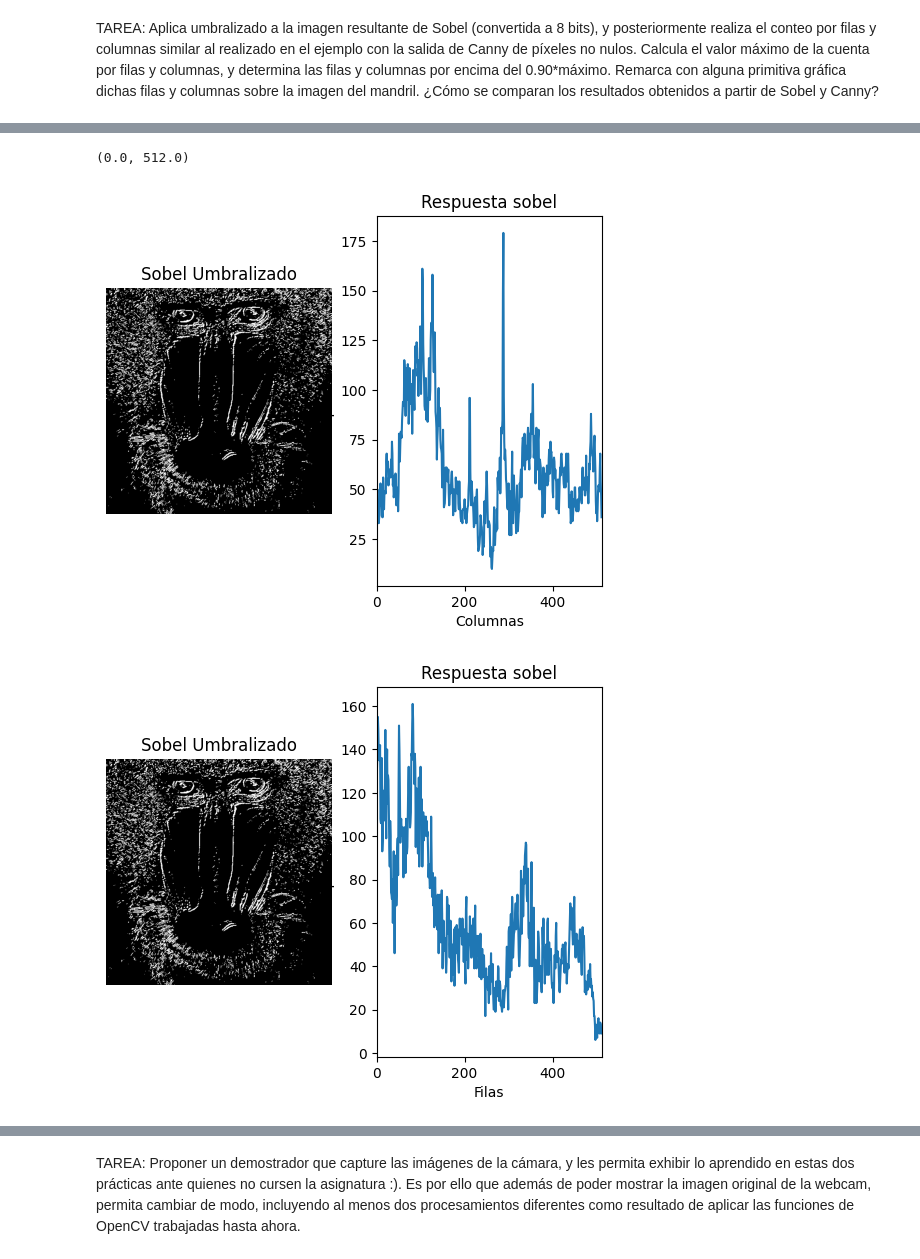
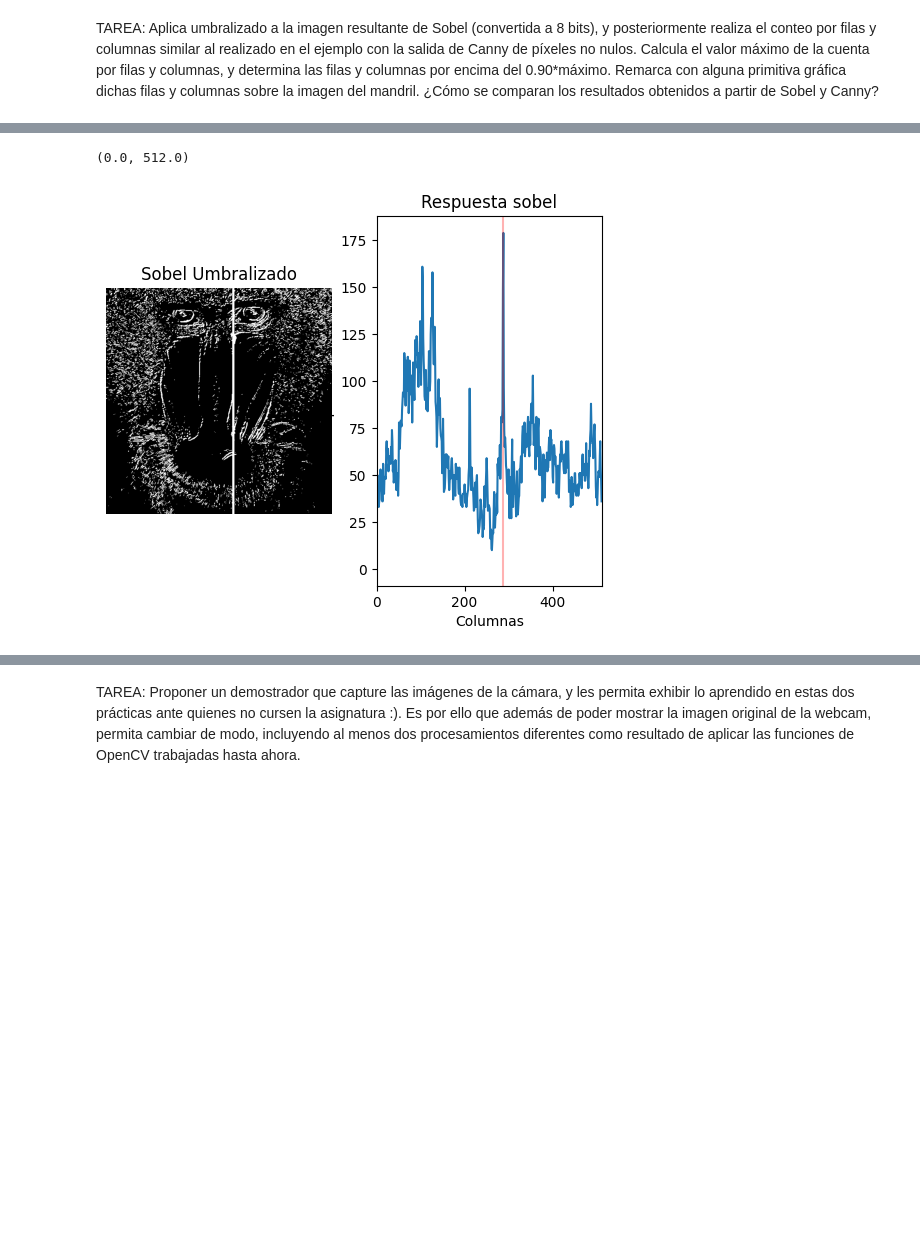
Before and after one commit to ByLucky5/VC_P2, a Jupyter notebook: VC_P2.ipynb, the cells around one changed output, grey strips where cells are left out. Drawn from its saved outputs; the diff is of its cells as text; code cells hidden in the pictures; blank space fills up the shorter version.

```diff
--- a/VC_P2.ipynb
+++ b/VC_P2.ipynb
@@ -28,12 +28,18 @@ rows = row_counts[:, 0] / (255 * canny.shape[1])
 #Normaliza en base al valor máximo del píxel (255)
 #El resultado será el número de píxeles blancos por fila
 rows_pixels = row_counts[:, 0] // 255
+max_rows = []
 
 print("El valor máximo de píxeles blancos por filas serían", max(rows_pixels))
-print("Filas con un número de píxeles blancos mayor o igual que 0.90*maxfil:")
+print("\nFilas con un número de píxeles blancos mayor o igual que 0.90*maxfil(%.1f):" % (max(rows_pixels)*0.9))
+
 for i in range(0, len(row_counts), 1):
     if(rows_pixels[i] >= max(rows_pixels)*0.9):
         print(rows_pixels[i], "píxeles en la fila", i)
+        max_rows.append(i)
+
+for row in max_rows:
+    cv2.line(canny, (0, row), (canny.shape[1], row), (255, 255, 255), 2)
 
 #Muestra dicha cuenta gráficamente
 plt.figure()
@@ -47,6 +53,8 @@ plt.title("Respuesta de Canny")
 plt.xlabel("Filas")
 plt.ylabel("% píxeles")
 plt.plot(rows_pixels)
+for row in max_rows:
+    plt.axline((row,0),(row,max(rows_pixels)),color=(1,0,0,0.3))
 #Rango en x definido por las filas
 plt.xlim([0, canny.shape[0]])
 # %% [output]
@@ -64,23 +90,8 @@ Filas con un número de píxeles blancos mayor o igual que 0.90*maxfil:
 # %% [markdown]
 TAREA: Aplica umbralizado a la imagen resultante de Sobel (convertida a 8 bits), y posteriormente realiza el conteo por filas y columnas similar al realizado en el ejemplo con la salida de Canny de píxeles no nulos. Calcula el valor máximo de la cuenta por filas y columnas, y determina las filas y columnas por encima del 0.90*máximo. Remarca con alguna primitiva gráfica dichas filas y columnas sobre la imagen del mandril. ¿Cómo se comparan los resultados obtenidos a partir de Sobel y Canny?
 # %%
-# Gaussiana para suavizar la imagen original, eliminando altas frecuencias
-ggris = cv2.GaussianBlur(gris, (3, 3), 0)
-
-#Calcula en ambas direcciones (horizontal y vertical)
-sobelx = cv2.Sobel(ggris, cv2.CV_64F, 1, 0)  # x
-sobely = cv2.Sobel(ggris, cv2.CV_64F, 0, 1)  # y
-#Combina ambos resultados
-sobel = cv2.add(sobelx, sobely)
-
-# Conversión a byte con openCV
-sobel8 = cv2.convertScaleAbs(sobel)
-
-#Define valor umbral
-valorUmbral = 130
-#Obtiene imagen umbralizada para dicho valor definido
-_, imagenUmbralizada = cv2.threshold(sobel8, valorUmbral, 255, cv2.THRESH_BINARY)
-
+#Cuenta el número de píxeles blancos (255) por columna
+#Suma los valores de los pixeles por columna
 col_counts = cv2.reduce(imagenUmbralizada, 0, cv2.REDUCE_SUM, dtype=cv2.CV_32SC1)
 
 #Normaliza en base al número de filas, primer valor devuelto por shape, y al valor máximo del píxel (255)
@@ -90,13 +101,17 @@ cols = col_counts[0] / (255 * imagenUmbralizada.shape[0])
 #Normaliza en base al valor máximo del píxel (255)
 #El resultado será el número de píxeles blancos por columna
 cols_pixels = col_counts[0] // 255
+max_cols = []
 
 print("El valor máximo de píxeles blancos por columnas serían", max(cols_pixels))
-print("Filas con un número de píxeles blancos mayor o igual que 0.90*maxcol:")
+print("\nColumnas con un número de píxeles blancos mayor o igual que 0.90*maxcol(%.1f):" % (max(cols_pixels)*0.9))
 for i, value in enumerate(cols_pixels):
     if(value >= max(cols_pixels)*0.9):
         print(value, "píxeles en la columna", i)
+        max_cols.append(i)
 
+for col in max_cols:
+    cv2.line(imagenUmbralizada, (col, 0), (col, imagenUmbralizada.shape[1]), (255, 255, 255), 3)
 #Muestra dicha cuenta gráficamente
 plt.figure()
 plt.subplot(1, 2, 1)
@@ -109,40 +124,9 @@ plt.title("Respuesta sobel")
 plt.xlabel("Columnas")
 plt.ylabel("% píxeles")
 plt.plot(cols_pixels)
+for col in max_cols:
+    plt.axline((col,0),(col,max(cols_pixels)),color=(1,0,0,0.3))
 #Rango en x definido por las columnas
 plt.xlim([0, imagenUmbralizada.shape[1]])
-
-print("---------------------------------------------------------------------")
-
-#Cuenta el número de píxeles blancos (255) por fila
-#Suma los valores de los pixeles por fila
-row_counts = cv2.reduce(imagenUmbralizada, 1, cv2.REDUCE_SUM, dtype=cv2.CV_32SC1)
-
-#Normaliza en base al número de columnas, primer valor devuelto por shape, y al valor máximo del píxel (255)
-#El resultado será el número de píxeles blancos por fila
-rows = row_counts[:, 0] / (255 * imagenUmbralizada.shape[1])
-
-rows_pixels = row_counts[:, 0] // 255
-
-print("El valor máximo de píxeles blancos por filas serían", max(rows_pixels))
-print("Filas con un número de píxeles blancos mayor o igual que 0.90*maxfil:")
-for i in range(0, len(row_counts), 1):
-    if(rows_pixels[i] >= max(rows_pixels)*0.9):
-        print(rows_pixels[i], "píxeles en la fila", i)
-
-#Muestra dicha cuenta gráficamente
-plt.figure()
-plt.subplot(1, 2, 1)
-plt.axis("off")
-plt.title("Sobel Umbralizado")
-plt.imshow(imagenUmbralizada, cmap='gray')
-
-plt.subplot(1, 2, 2)
-plt.title("Respuesta sobel")
-plt.xlabel("Filas")
-plt.ylabel("% píxeles")
-plt.plot(rows_pixels)
-#Rango en x definido por las filas
-plt.xlim([0, imagenUmbralizada.shape[0]])
 # %% [output]
 El valor máximo de píxeles blancos por columnas serían 179
@@ -161,3 +136,2 @@ Filas con un número de píxeles blancos mayor o igual que 0.90*maxfil:
 (0.0, 512.0)
-[figure, old version]
+[figure, new version]
-[figure, removed]
```
Also changed, not shown: parts of 7 cells of this notebook.
